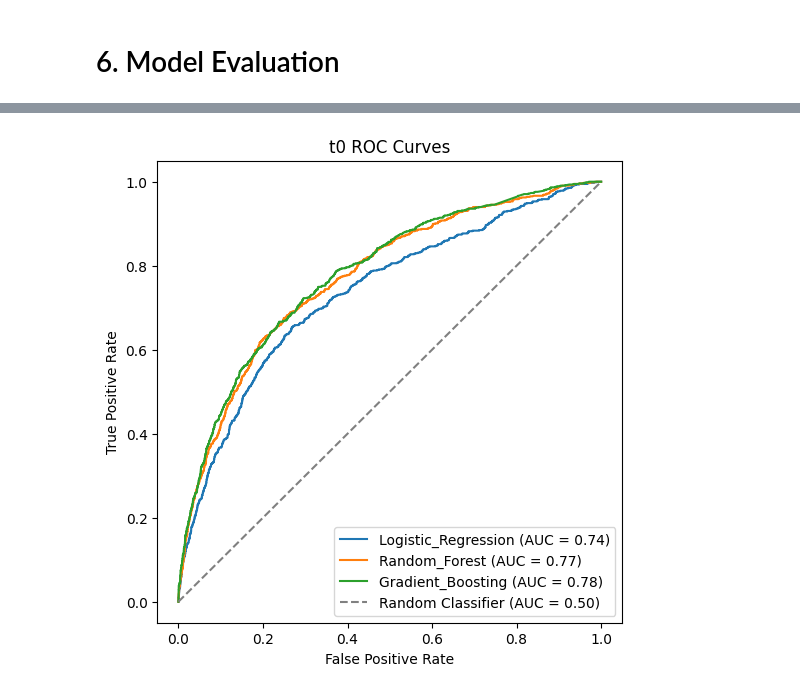
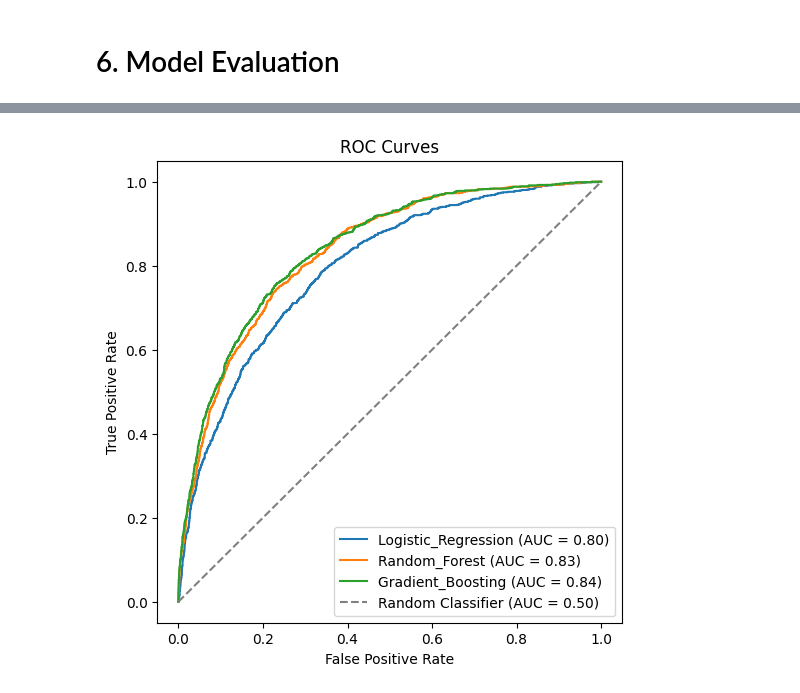
Before and after one commit to 23233408/CAPSTONE, a Jupyter notebook: Amy Hung/Traditional_ML_v1.ipynb, the cells around one changed output, grey strips where cells are left out. Cells and saved outputs as stored; diff of their text form; code cells hidden in the pictures.

Commit message:
Static ML trained with >50% missing remove

```diff
--- a/Amy Hung/Traditional_ML_v1.ipynb
+++ b/Amy Hung/Traditional_ML_v1.ipynb
@@ -87,7 +87,7 @@ Number of unique combinations (>18 years old):
 ## 3. Dataset Extraction
 # %%
 hours_list = [0, 1, 2, 3, 4, 5, 6, 7, 8]
-top_n_features = [10, 20, 30, 40, 50]
+top_n_features = [10, 20, 30, 40]
 # %%
 dfs_dict = {}
 for top_n in top_n_features:
@@ -202,0 +211,19 @@ Number of missing SOFA in t8: 29525 (58.55%)
+# %%
+# Remove admissions with >5% missing values
+
+def filter_missing_rows(df):
+    # Count the number of -999 values in each row
+    count_minus999 = (df == -999).sum(axis=1)
+
+    # Calculate the percentage of -999 values for each row
+    percent_minus999 = count_minus999 / df.shape[1] * 100
+
+    # Return a dataframe with rows having 50% or less -999 values
+    return df[percent_minus999 <= 50]
+# %%
+# Iterate through all dataframes in dfs_dict and update them
+dfs_dict_without_missing = {}
+for key in dfs_dict.keys():
+    dfs_dict_without_missing[key] = {}
+    for subkey in dfs_dict[key].keys():
+        dfs_dict_without_missing[key][subkey] = filter_missing_rows(dfs_dict[key][subkey])
@@ -203,12 +250,12 @@ Number of missing SOFA in t8: 29525 (58.55%)
 # %% [markdown]
 ### 4.3 Train/Test Split & Standardisation
 # %%
-top = 'top10'
-X_t0_train, X_t0_test, y_t0_train, y_t0_test = mp.split_data(dfs_dict[top]['t0'])
-X_t1_train, X_t1_test, y_t1_train, y_t1_test = mp.split_data(dfs_dict[top]['t1'])
-X_t2_train, X_t2_test, y_t2_train, y_t2_test = mp.split_data(dfs_dict[top]['t2'])
-X_t3_train, X_t3_test, y_t3_train, y_t3_test = mp.split_data(dfs_dict[top]['t3'])
-X_t4_train, X_t4_test, y_t4_train, y_t4_test = mp.split_data(dfs_dict[top]['t4'])
+top = 'top40'
+X_t0_train, X_t0_test, y_t0_train, y_t0_test = mp.split_data(dfs_dict_without_missing[top]['t0'])
+X_t1_train, X_t1_test, y_t1_train, y_t1_test = mp.split_data(dfs_dict_without_missing[top]['t1'])
+X_t2_train, X_t2_test, y_t2_train, y_t2_test = mp.split_data(dfs_dict_without_missing[top]['t2'])
+X_t3_train, X_t3_test, y_t3_train, y_t3_test = mp.split_data(dfs_dict_without_missing[top]['t3'])
+X_t4_train, X_t4_test, y_t4_train, y_t4_test = mp.split_data(dfs_dict_without_missing[top]['t4'])
 # %% [markdown]
 ### 4.4 Class weights
 # %%
@@ -293,5 +340,5 @@ Random_Forest AUC : 0.7734
 ... (7 outputs left out)
 # %%
-modelling.plot_combined_roc_curves(candidate_models, X_t0_test, y_t0_test, 't0 ROC Curves')
+mp.plot_combined_roc_curves(candidate_models, X_t3_test, y_t3_test)
 # %% [output]
-[figure, old version]
+[figure, new version]
```
Also changed, not shown: parts of 7 cells of this notebook.
